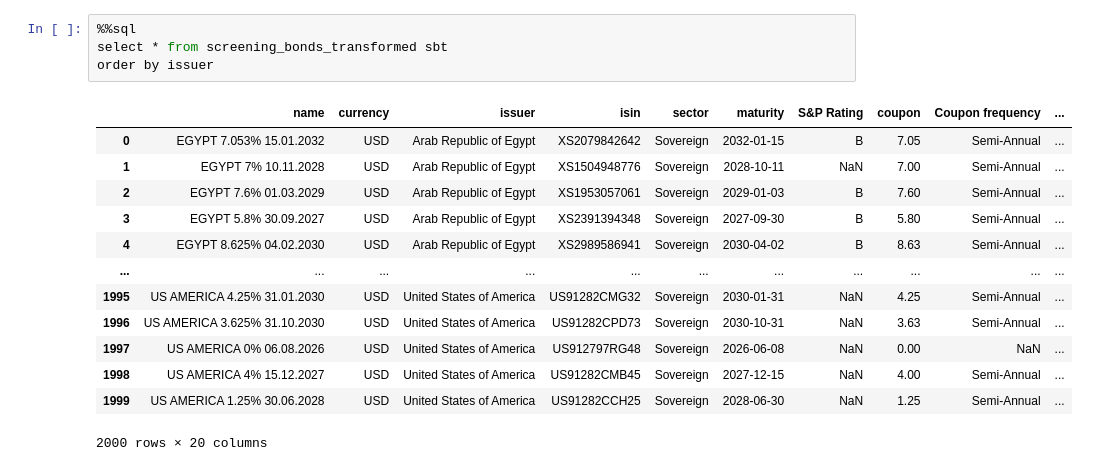
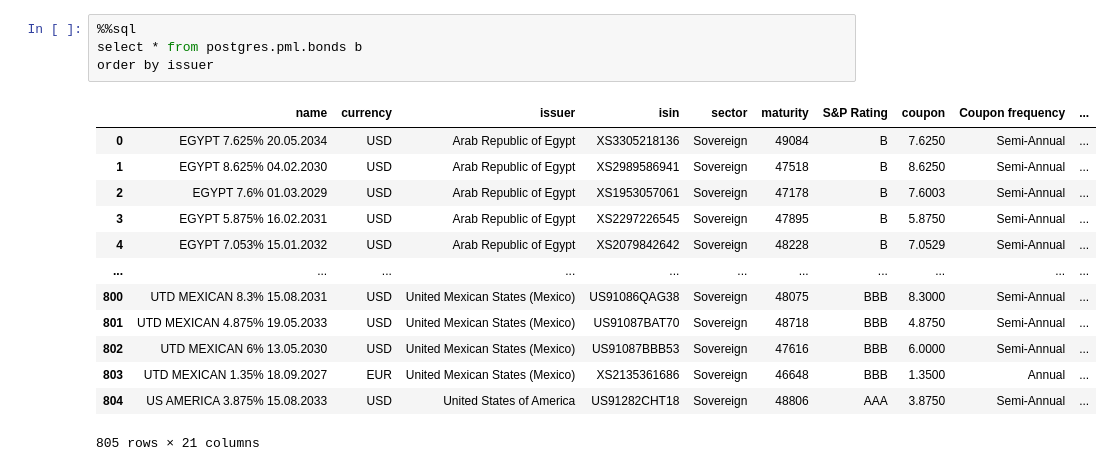
Before and after one commit to Kabenge42/PML_Finance_Project, a Jupyter notebook: pml_bonds.ipynb, the cells around one changed output. Drawn from its saved outputs; the diff is of its cells as text.

```diff
--- a/pml_bonds.ipynb
+++ b/pml_bonds.ipynb
@@ -1,18 +1,18 @@
 # %%
 %%sql
-select * from screening_bonds_transformed sbt
+select * from postgres.pml.bonds b
 order by issuer
 # %% [output]
 |  | name | currency | issuer | isin | sector | maturity | S&P Rating | coupon | Coupon frequency | ... |
-| 0 | EGYPT 7.053% 15.01.2032 | USD | Arab Republic of Egypt | XS2079842642 | Sovereign | 2032-01-15 | B | 7.05 | Semi-Annual | ... |
-| 1 | EGYPT 7% 10.11.2028 | USD | Arab Republic of Egypt | XS1504948776 | Sovereign | 2028-10-11 | NaN | 7.00 | Semi-Annual | ... |
-| 2 | EGYPT 7.6% 01.03.2029 | USD | Arab Republic of Egypt | XS1953057061 | Sovereign | 2029-01-03 | B | 7.60 | Semi-Annual | ... |
-| 3 | EGYPT 5.8% 30.09.2027 | USD | Arab Republic of Egypt | XS2391394348 | Sovereign | 2027-09-30 | B | 5.80 | Semi-Annual | ... |
-| 4 | EGYPT 8.625% 04.02.2030 | USD | Arab Republic of Egypt | XS2989586941 | Sovereign | 2030-04-02 | B | 8.63 | Semi-Annual | ... |
+| 0 | EGYPT 7.625% 20.05.2034 | USD | Arab Republic of Egypt | XS3305218136 | Sovereign | 49084 | B | 7.6250 | Semi-Annual | ... |
+| 1 | EGYPT 8.625% 04.02.2030 | USD | Arab Republic of Egypt | XS2989586941 | Sovereign | 47518 | B | 8.6250 | Semi-Annual | ... |
+| 2 | EGYPT 7.6% 01.03.2029 | USD | Arab Republic of Egypt | XS1953057061 | Sovereign | 47178 | B | 7.6003 | Semi-Annual | ... |
+| 3 | EGYPT 5.875% 16.02.2031 | USD | Arab Republic of Egypt | XS2297226545 | Sovereign | 47895 | B | 5.8750 | Semi-Annual | ... |
+| 4 | EGYPT 7.053% 15.01.2032 | USD | Arab Republic of Egypt | XS2079842642 | Sovereign | 48228 | B | 7.0529 | Semi-Annual | ... |
 | ... | ... | ... | ... | ... | ... | ... | ... | ... | ... | ... |
-| 1995 | US AMERICA 4.25% 31.01.2030 | USD | United States of America | US91282CMG32 | Sovereign | 2030-01-31 | NaN | 4.25 | Semi-Annual | ... |
-| 1996 | US AMERICA 3.625% 31.10.2030 | USD | United States of America | US91282CPD73 | Sovereign | 2030-10-31 | NaN | 3.63 | Semi-Annual | ... |
-| 1997 | US AMERICA 0% 06.08.2026 | USD | United States of America | US912797RG48 | Sovereign | 2026-06-08 | NaN | 0.00 | NaN | ... |
-| 1998 | US AMERICA 4% 15.12.2027 | USD | United States of America | US91282CMB45 | Sovereign | 2027-12-15 | NaN | 4.00 | Semi-Annual | ... |
-| 1999 | US AMERICA 1.25% 30.06.2028 | USD | United States of America | US91282CCH25 | Sovereign | 2028-06-30 | NaN | 1.25 | Semi-Annual | ... |
+| 800 | UTD MEXICAN 8.3% 15.08.2031 | USD | United Mexican States (Mexico) | US91086QAG38 | Sovereign | 48075 | BBB | 8.3000 | Semi-Annual | ... |
+| 801 | UTD MEXICAN 4.875% 19.05.2033 | USD | United Mexican States (Mexico) | US91087BAT70 | Sovereign | 48718 | BBB | 4.8750 | Semi-Annual | ... |
+| 802 | UTD MEXICAN 6% 13.05.2030 | USD | United Mexican States (Mexico) | US91087BBB53 | Sovereign | 47616 | BBB | 6.0000 | Semi-Annual | ... |
+| 803 | UTD MEXICAN 1.35% 18.09.2027 | EUR | United Mexican States (Mexico) | XS2135361686 | Sovereign | 46648 | BBB | 1.3500 | Annual | ... |
+| 804 | US AMERICA 3.875% 15.08.2033 | USD | United States of America | US91282CHT18 | Sovereign | 48806 | AAA | 3.8750 | Semi-Annual | ... |
-2000 rows × 20 columns
+805 rows × 21 columns
```
Also changed, not shown: parts of 2 cells of this notebook, 17 other files.
